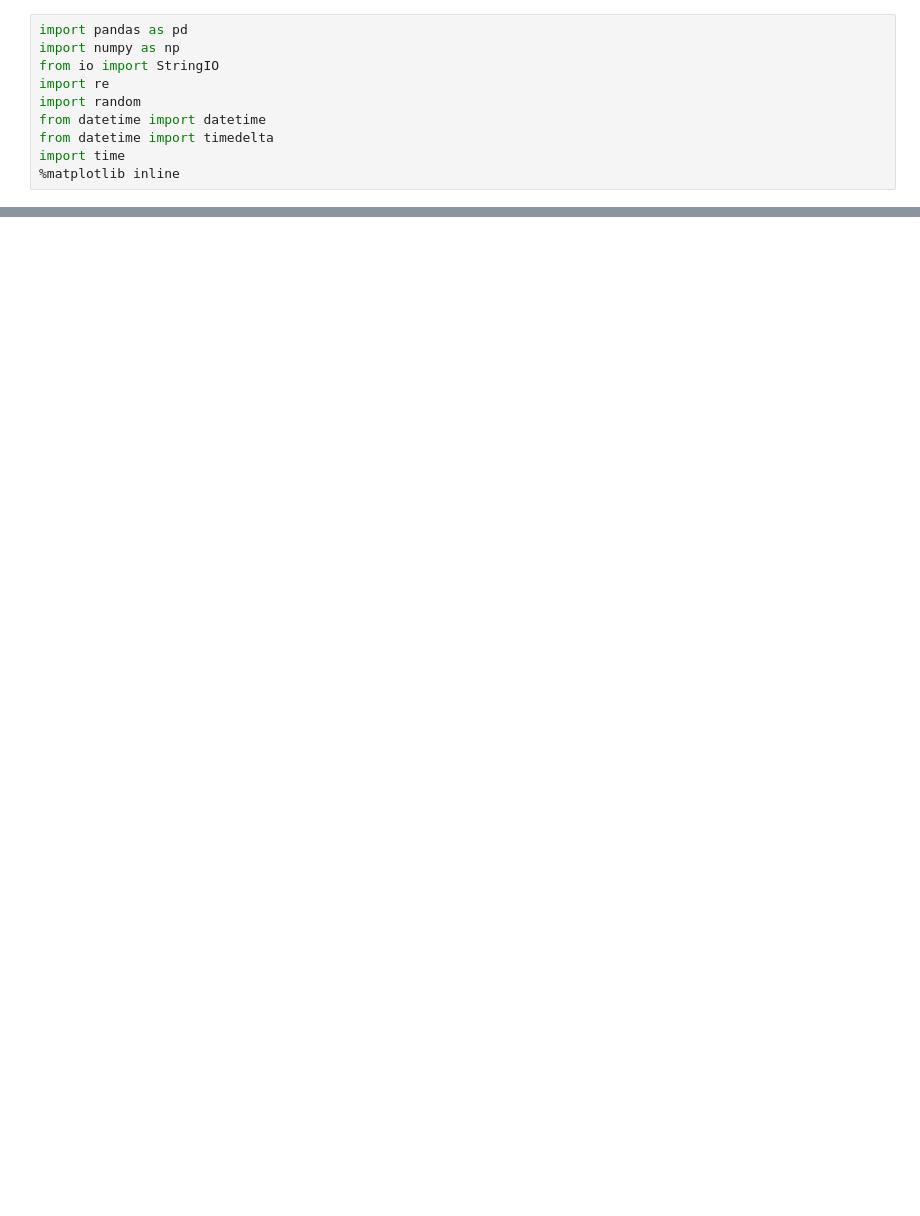
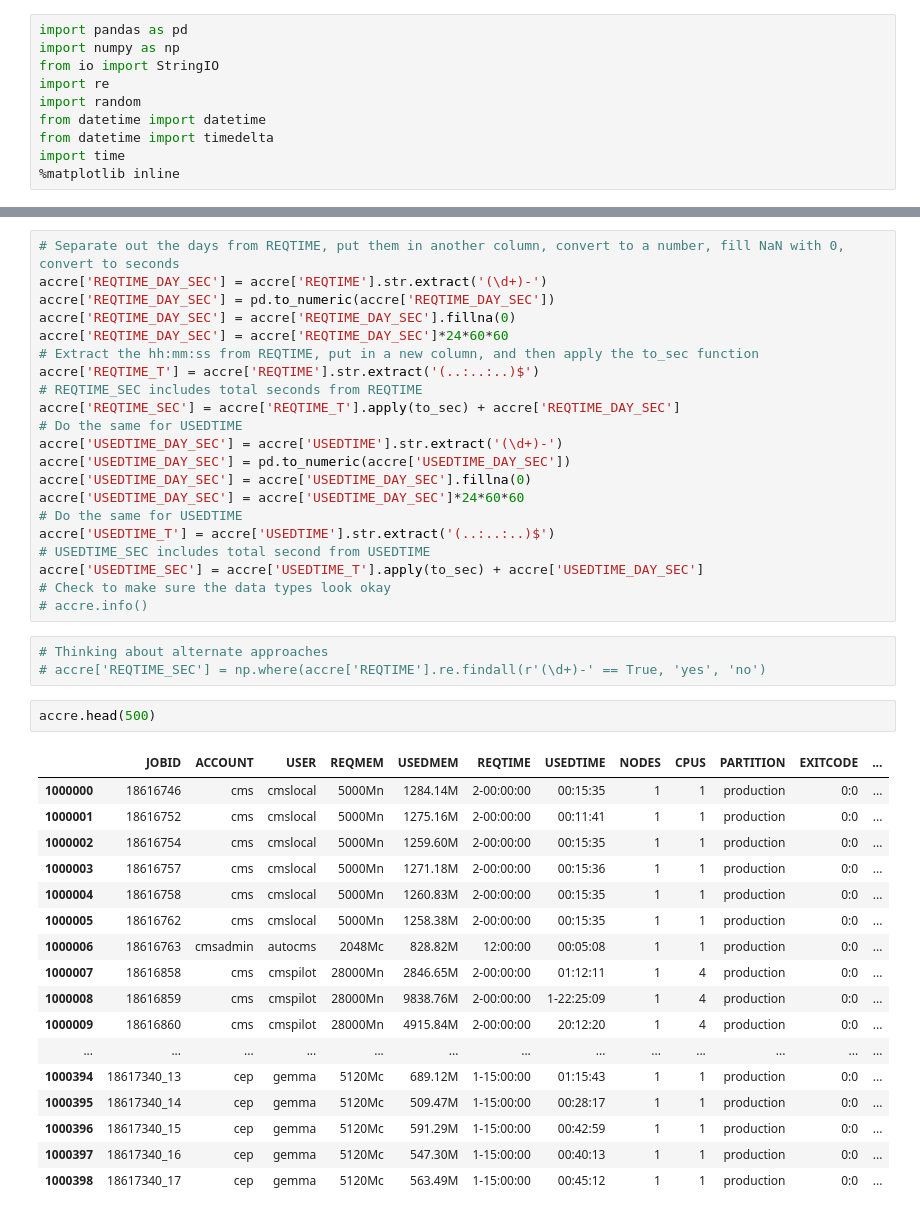
Before and after one commit to nss-data-science-cohort-4/dq2-accre-valkyries, a Jupyter notebook: notebooks/dq2-accre-vai2fc.ipynb, the cells around one changed output, grey strips where cells are left out. Drawn from its saved outputs; the diff is of its cells as text; blank space fills up the shorter version.

```diff
--- a/notebooks/dq2-accre-vai2fc.ipynb
+++ b/notebooks/dq2-accre-vai2fc.ipynb
@@ -58,3 +254,47 @@ print (accre)
+# %%
+# Separate out the days from REQTIME, put them in another column, convert to a number, fill NaN with 0, convert to seconds
+accre['REQTIME_DAY_SEC'] = accre['REQTIME'].str.extract('(\d+)-')
+accre['REQTIME_DAY_SEC'] = pd.to_numeric(accre['REQTIME_DAY_SEC'])
+accre['REQTIME_DAY_SEC'] = accre['REQTIME_DAY_SEC'].fillna(0)
+accre['REQTIME_DAY_SEC'] = accre['REQTIME_DAY_SEC']*24*60*60
+# Extract the hh:mm:ss from REQTIME, put in a new column, and then apply the to_sec function
+accre['REQTIME_T'] = accre['REQTIME'].str.extract('(..:..:..)$')
+# REQTIME_SEC includes total seconds from REQTIME
+accre['REQTIME_SEC'] = accre['REQTIME_T'].apply(to_sec) + accre['REQTIME_DAY_SEC']
+# Do the same for USEDTIME
+accre['USEDTIME_DAY_SEC'] = accre['USEDTIME'].str.extract('(\d+)-')
+accre['USEDTIME_DAY_SEC'] = pd.to_numeric(accre['USEDTIME_DAY_SEC'])
+accre['USEDTIME_DAY_SEC'] = accre['USEDTIME_DAY_SEC'].fillna(0)
+accre['USEDTIME_DAY_SEC'] = accre['USEDTIME_DAY_SEC']*24*60*60
+# Do the same for USEDTIME
+accre['USEDTIME_T'] = accre['USEDTIME'].str.extract('(..:..:..)$')
+# USEDTIME_SEC includes total second from USEDTIME
+accre['USEDTIME_SEC'] = accre['USEDTIME_T'].apply(to_sec) + accre['USEDTIME_DAY_SEC']
+# Check to make sure the data types look okay
+# accre.info()
+# %%
+# Thinking about alternate approaches
+# accre['REQTIME_SEC'] = np.where(accre['REQTIME'].re.findall(r'(\d+)-' == True, 'yes', 'no')
+# %%
+accre.head(500)
+# %% [output]
+|  | JOBID | ACCOUNT | USER | REQMEM | USEDMEM | REQTIME | USEDTIME | NODES | CPUS | PARTITION | EXITCODE | ... |
+| 1000000 | 18616746 | cms | cmslocal | 5000Mn | 1284.14M | 2-00:00:00 | 00:15:35 | 1 | 1 | production | 0:0 | ... |
+| 1000001 | 18616752 | cms | cmslocal | 5000Mn | 1275.16M | 2-00:00:00 | 00:11:41 | 1 | 1 | production | 0:0 | ... |
+| 1000002 | 18616754 | cms | cmslocal | 5000Mn | 1259.60M | 2-00:00:00 | 00:15:35 | 1 | 1 | production | 0:0 | ... |
+| 1000003 | 18616757 | cms | cmslocal | 5000Mn | 1271.18M | 2-00:00:00 | 00:15:36 | 1 | 1 | production | 0:0 | ... |
+| 1000004 | 18616758 | cms | cmslocal | 5000Mn | 1260.83M | 2-00:00:00 | 00:15:35 | 1 | 1 | production | 0:0 | ... |
+| 1000005 | 18616762 | cms | cmslocal | 5000Mn | 1258.38M | 2-00:00:00 | 00:15:35 | 1 | 1 | production | 0:0 | ... |
+| 1000006 | 18616763 | cmsadmin | autocms | 2048Mc | 828.82M | 12:00:00 | 00:05:08 | 1 | 1 | production | 0:0 | ... |
+| 1000007 | 18616858 | cms | cmspilot | 28000Mn | 2846.65M | 2-00:00:00 | 01:12:11 | 1 | 4 | production | 0:0 | ... |
+| 1000008 | 18616859 | cms | cmspilot | 28000Mn | 9838.76M | 2-00:00:00 | 1-22:25:09 | 1 | 4 | production | 0:0 | ... |
+| 1000009 | 18616860 | cms | cmspilot | 28000Mn | 4915.84M | 2-00:00:00 | 20:12:20 | 1 | 4 | production | 0:0 | ... |
+| ... | ... | ... | ... | ... | ... | ... | ... | ... | ... | ... | ... | ... |
+| 1000394 | 18617340_13 | cep | gemma | 5120Mc | 689.12M | 1-15:00:00 | 01:15:43 | 1 | 1 | production | 0:0 | ... |
+| 1000395 | 18617340_14 | cep | gemma | 5120Mc | 509.47M | 1-15:00:00 | 00:28:17 | 1 | 1 | production | 0:0 | ... |
+| 1000396 | 18617340_15 | cep | gemma | 5120Mc | 591.29M | 1-15:00:00 | 00:42:59 | 1 | 1 | production | 0:0 | ... |
+| 1000397 | 18617340_16 | cep | gemma | 5120Mc | 547.30M | 1-15:00:00 | 00:40:13 | 1 | 1 | production | 0:0 | ... |
+| 1000398 | 18617340_17 | cep | gemma | 5120Mc | 563.49M | 1-15:00:00 | 00:45:12 | 1 | 1 | production | 0:0 | ... |
 # %%
 accre.info()
 # %% [output]
```
Also changed, not shown: parts of 52 cells of this notebook.
